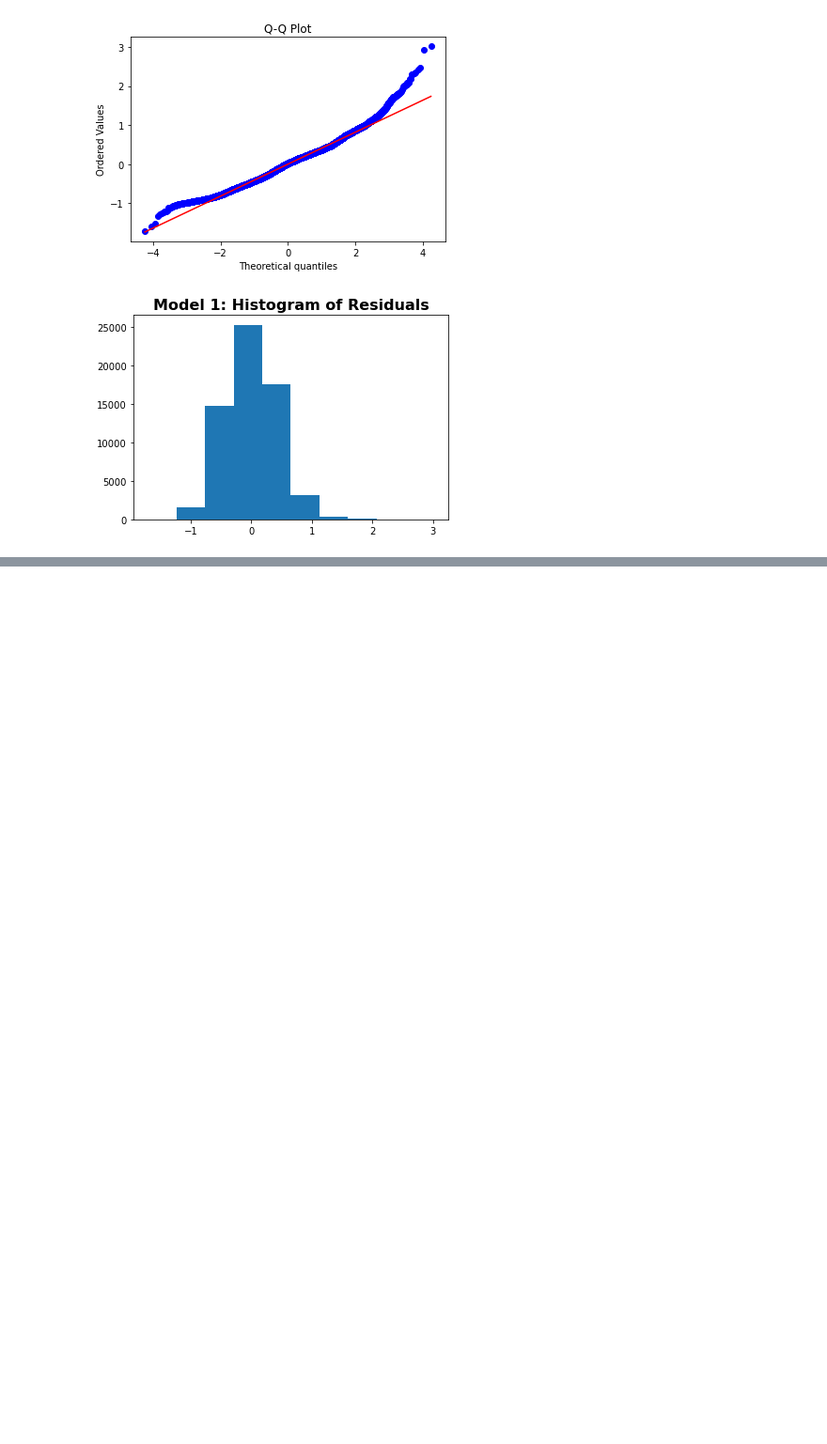
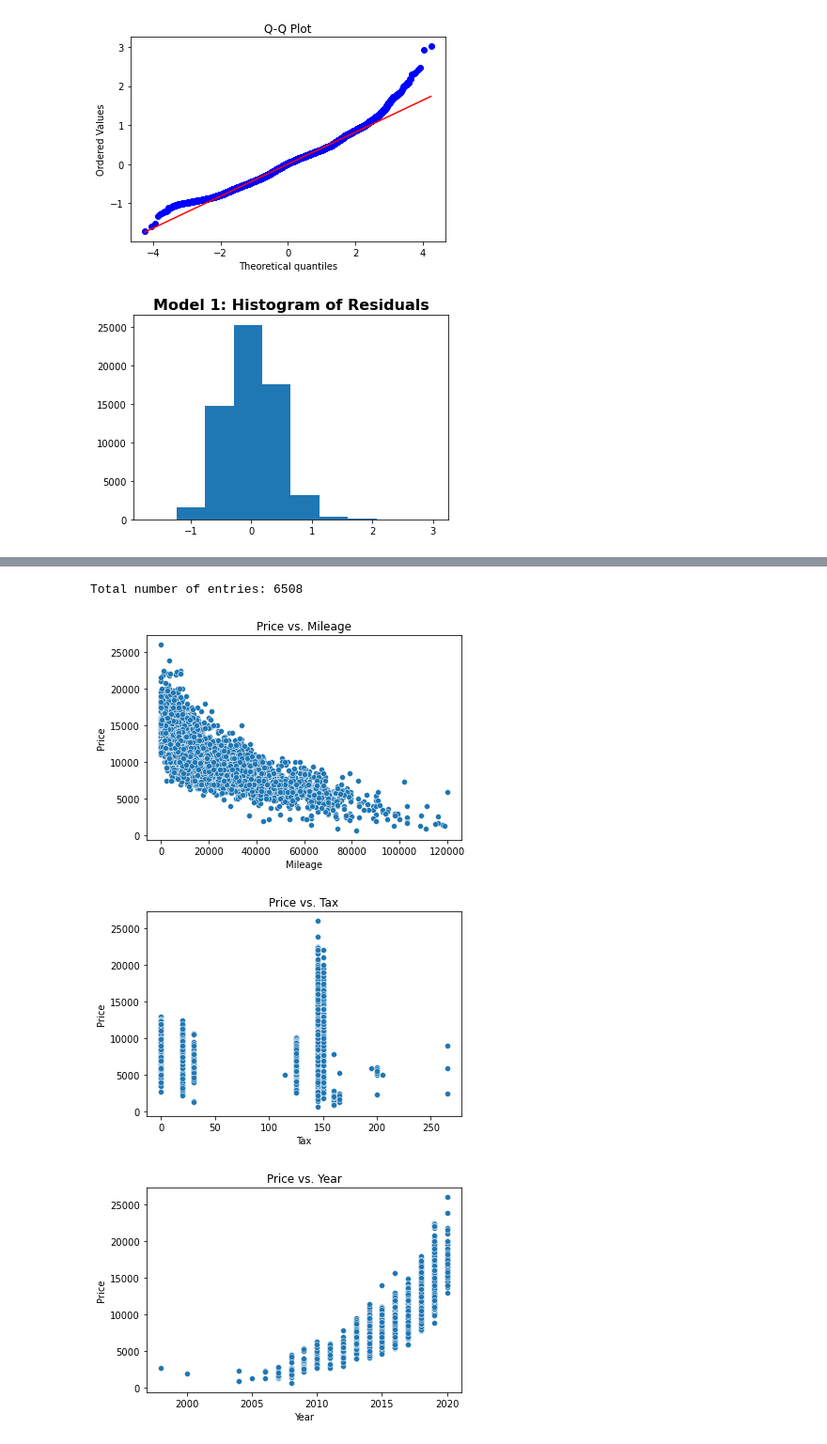
Before and after one commit to Daniel-Peacock/Used_car_Python_linear_regression, a Jupyter notebook: Used_car regression.ipynb, the cells around one changed output, grey strips where cells are left out. Shown at 94% size. Drawn from its saved outputs; the diff is of its cells as text; code cells hidden in the pictures; blank space fills up the shorter version.

```diff
--- a/Used_car regression.ipynb
+++ b/Used_car regression.ipynb
@@ -505,0 +570,46 @@ plt.show()
+# %%
+## We are going to create a model just for ford fiestas, I've chosen this make and model because it has the most entries
+
+# Create dataframe from ford table
+df_ff = pd.DataFrame(ford)
+# Filter on fiesta model
+df_ff = df_ff[df_ff['model'] == ' Fiesta']
+# Count entries
+total_entries = len(df_ff)
+print(f'Total number of entries: {total_entries}')
+# %% [output]
+Total number of entries: 6508
+# %%
+## Once again we should visualize our data and look for linear relationships.
+## Visualizing data
+
+# Looking for variables that have linear relationships with price.
+# Pairplot to see relationships.
+# Scatter plot of price vs. mileage
+sns.scatterplot(data=df_ff, x='mileage', y='price')
+plt.title('Price vs. Mileage')
+plt.xlabel('Mileage')
+plt.ylabel('Price')
+plt.show()
+
+# Scatter plot of price vs. tax
+sns.scatterplot(data=df_ff, x='tax', y='price')
+plt.title('Price vs. Tax')
+plt.xlabel('Tax')
+plt.ylabel('Price')
+plt.show()
+
+# Scatter plot of price vs. year
+sns.scatterplot(data=df_ff, x='year', y='price')
+plt.title('Price vs. Year')
+plt.xlabel('Year')
+plt.ylabel('Price')
+plt.show()
+
+## Notes:
+# We can see a linear relationship between price and mileage and almost linear relationship for year.
+# We can remove the entries before 2006 to remove outliers and create a linear relationship.
+# %% [output]
+[figure, added]
+[figure, added]
+[figure, added]
```
Also changed, not shown: parts of 23 cells of this notebook.
